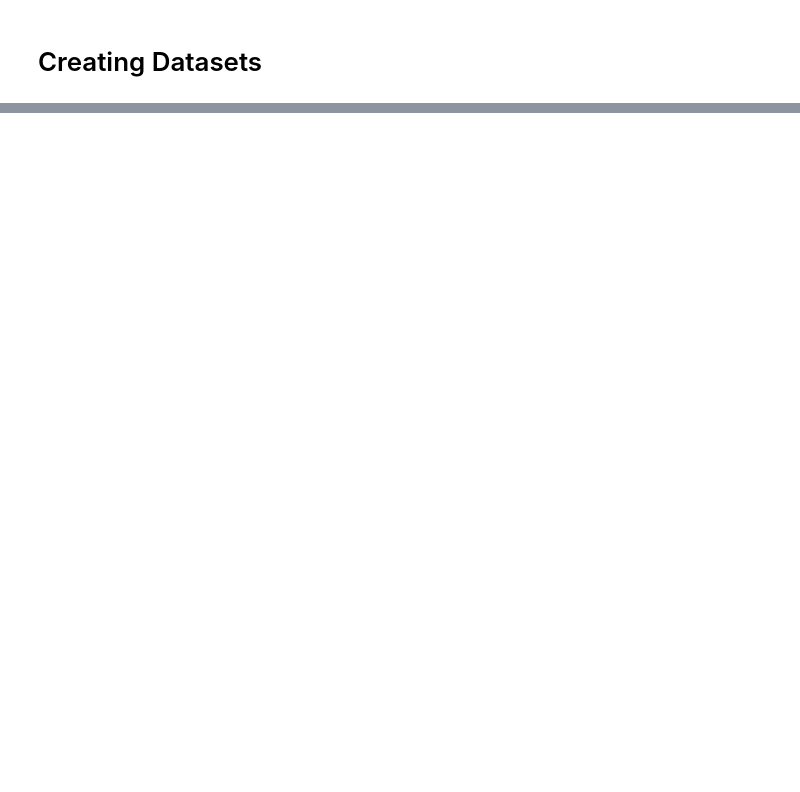
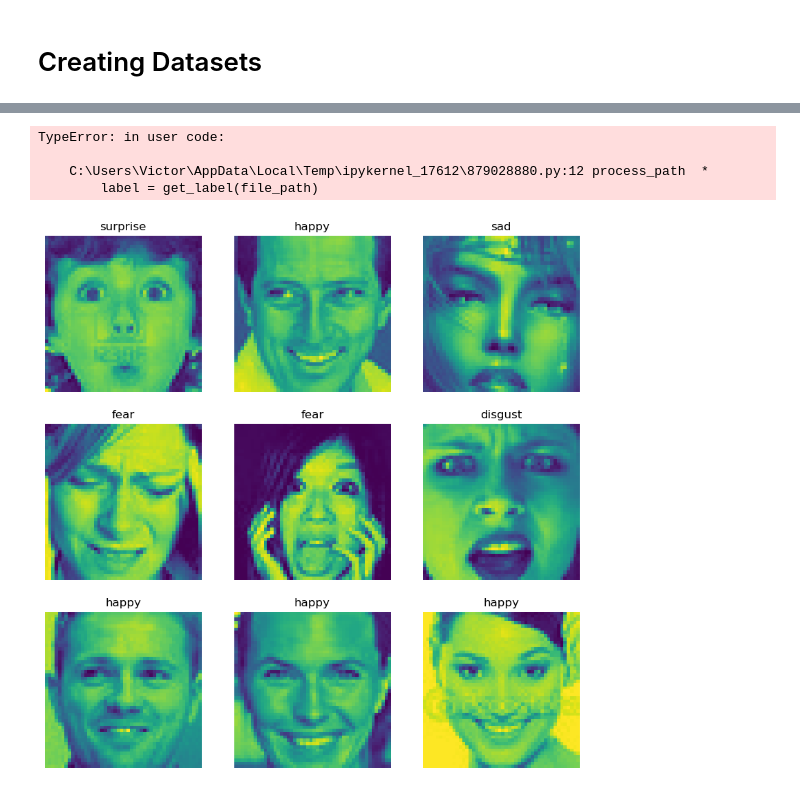
Before and after one commit to Krimpster/ai2_del2_assignment, a Jupyter notebook: ai2_del2_modell.ipynb, the cells around one changed output, grey strips where cells are left out. Cells and saved outputs as stored; diff of their text form; code cells hidden in the pictures; blank space fills up the shorter version.

```diff
--- a/ai2_del2_modell.ipynb
+++ b/ai2_del2_modell.ipynb
@@ -61,0 +126,21 @@ Found 7066 files belonging to 7 classes.
+# %%
+training_set = training_set.map(process_path, num_parallel_calls=tf.data.experimental.AUTOTUNE)
+validation_set = validation_set.map(process_path, num_parallel_calls=tf.data.experimental.AUTOTUNE)
+
+for image, label in training_set.take(1):
+    print('Image shape: ', image.numpy().shape)
+    print('Label: ', label.numpy())
+# %% [output]
+TypeError: in user code:
+
+    C:\Users\Victor\AppData\Local\Temp\ipykernel_17612\879028880.py:12 process_path  *
+        label = get_label(file_path)
+# %%
+def configure_for_perfromance(ds):
+    ds = ds.cache()
+    ds = ds.shuffle(ds.cardinality())
+    ds = ds.batch(batch_size)
+    ds = ds.repeat(epochs)
+    ds = ds.prefetch(buffer_size = tf.data.experimental.AUTOTUNE)
+
+    return ds
@@ -61,0 +153,6 @@ Found 7066 files belonging to 7 classes.
+# %%
+training_set = training_set.cache()
+training_set = training_set.shuffle(training_set.cardinality())
+training_set = training_set.batch(batch_size)
+training_set = training_set.repeat(epochs)
+training_set = training_set.prefetch(buffer_size = tf.data.experimental.AUTOTUNE)
@@ -61,0 +165,15 @@ Found 7066 files belonging to 7 classes.
+# %%
+training_set = configure_for_perfromance(training_set)
+validation_set = configure_for_perfromance(validation_set)
+# %%
+image_batch, label_batch = next(iter(training_set))
+
+plt.figure(figsize=(10, 10))
+for j in range(9):
+  ax = plt.subplot(3, 3, j + 1)
+  plt.imshow(image_batch[j].numpy().astype("uint8"))
+  label = label_batch[j]
+  plt.title(class_labels[label])
+  plt.axis("off")
+# %% [output]
+[figure, added]
```
Also changed, not shown: parts of 29 cells of this notebook, 3 other files.
